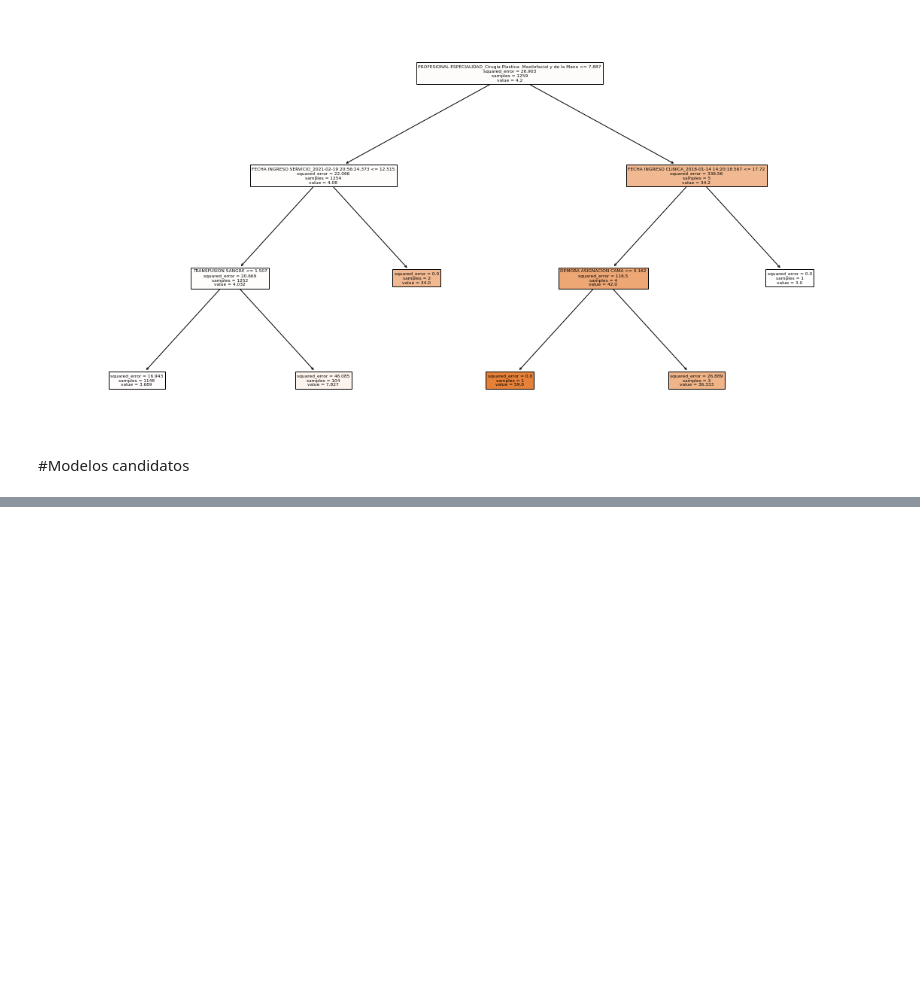
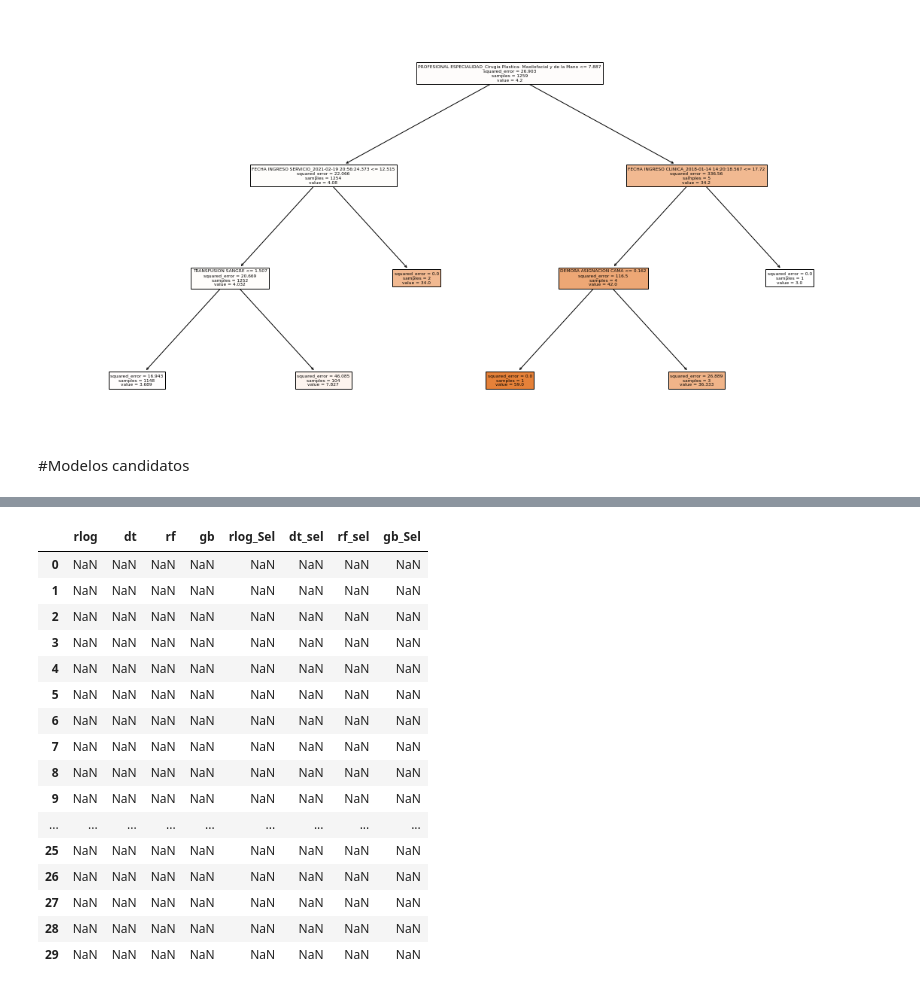
Before and after one commit to veronica1908/SALUD_E3_AIII, a Jupyter notebook: b_modelo.ipynb, the cells around one changed output, grey strips where cells are left out. Cells and saved outputs as stored; diff of their text form; code cells hidden in the pictures; blank space fills up the shorter version.

```diff
--- a/b_modelo.ipynb
+++ b/b_modelo.ipynb
@@ -234,0 +302,22 @@ plt.show()
+# %%
+f1=pd.concat([f1score_df,f1_score_varsel],axis=1)
+f1.columns=['rlog', 'dt', 'rf', 'gb', 'rlog_Sel', 'dt_sel', 'rf_sel', 'gb_Sel']
+f1
+# %% [output]
+|  | rlog | dt | rf | gb | rlog_Sel | dt_sel | rf_sel | gb_Sel |
+| 0 | NaN | NaN | NaN | NaN | NaN | NaN | NaN | NaN |
+| 1 | NaN | NaN | NaN | NaN | NaN | NaN | NaN | NaN |
+| 2 | NaN | NaN | NaN | NaN | NaN | NaN | NaN | NaN |
+| 3 | NaN | NaN | NaN | NaN | NaN | NaN | NaN | NaN |
+| 4 | NaN | NaN | NaN | NaN | NaN | NaN | NaN | NaN |
+| 5 | NaN | NaN | NaN | NaN | NaN | NaN | NaN | NaN |
+| 6 | NaN | NaN | NaN | NaN | NaN | NaN | NaN | NaN |
+| 7 | NaN | NaN | NaN | NaN | NaN | NaN | NaN | NaN |
+| 8 | NaN | NaN | NaN | NaN | NaN | NaN | NaN | NaN |
+| 9 | NaN | NaN | NaN | NaN | NaN | NaN | NaN | NaN |
+| ... | ... | ... | ... | ... | ... | ... | ... | ... |
+| 25 | NaN | NaN | NaN | NaN | NaN | NaN | NaN | NaN |
+| 26 | NaN | NaN | NaN | NaN | NaN | NaN | NaN | NaN |
+| 27 | NaN | NaN | NaN | NaN | NaN | NaN | NaN | NaN |
+| 28 | NaN | NaN | NaN | NaN | NaN | NaN | NaN | NaN |
+| 29 | NaN | NaN | NaN | NaN | NaN | NaN | NaN | NaN |
```
Also changed, not shown: parts of 10 cells of this notebook, 1 other file.
